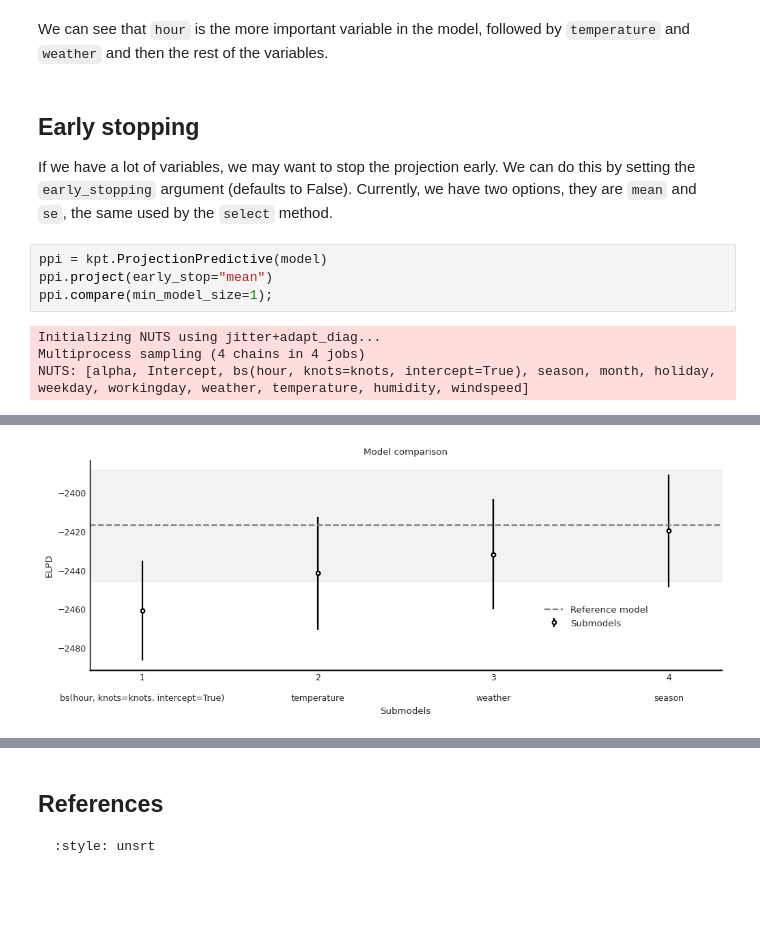
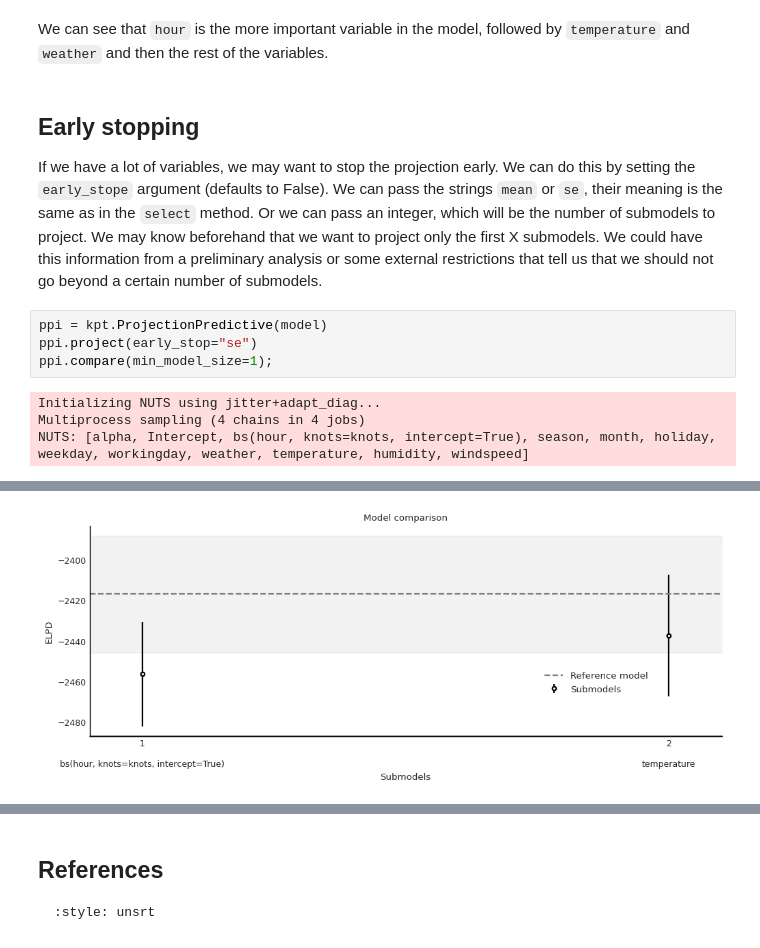
Before and after one commit to bambinos/kulprit, a Jupyter notebook: docs/examples/Examples.ipynb, the cells around one changed output, grey strips where cells are left out. Cells and saved outputs as stored; diff of their text form; blank space fills up the shorter version.

```diff
--- a/docs/examples/Examples.ipynb
+++ b/docs/examples/Examples.ipynb
@@ -153,10 +150,10 @@ We can see that `hour` is the more important variable in the model, followed by
 # %% [markdown]
 ## Early stopping
 
-If we have a lot of variables, we may want to stop the projection early. We can do this by setting the `early_stopping` argument (defaults to False). Currently, we have two options, they are `mean` and `se`, the same used by the `select` method.
+If we have a lot of variables, we may want to stop the projection early. We can do this by setting the `early_stope` argument (defaults to False). We can pass the strings `mean` or `se`, their meaning is the same as in the `select` method. Or we can pass an integer, which will be the number of submodels to project. We may know beforehand that we want to project only the first X submodels. We could have this information from a preliminary analysis or some external restrictions that tell us that we should not go beyond a certain number of submodels.
 # %%
 ppi = kpt.ProjectionPredictive(model)
-ppi.project(early_stop="mean")
+ppi.project(early_stop="se")
 ppi.compare(min_model_size=1);
 # %% [output]
 Initializing NUTS using jitter+adapt_diag...
@@ -168,4 +165,4 @@ Sampling 4 chains for 1_000 tune and 1_000 draw iterations (4_000 + 4_000 draws
 Sampling: [count]
 [interactive output not drawn]
 [interactive output not drawn]
-[figure, old version]
+[figure, new version]
```
Also changed, not shown: parts of 11 cells of this notebook, 11 other files.
